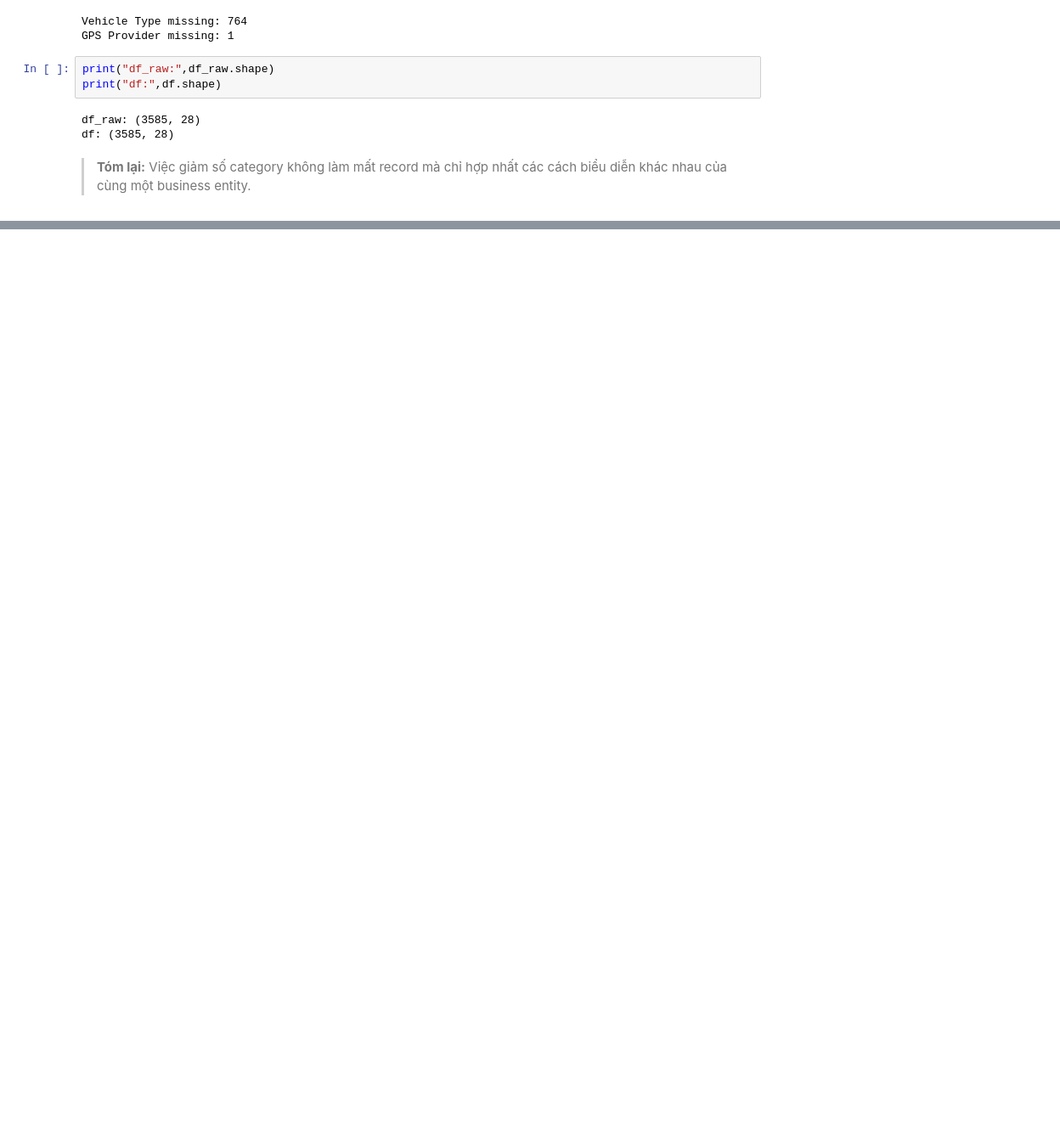
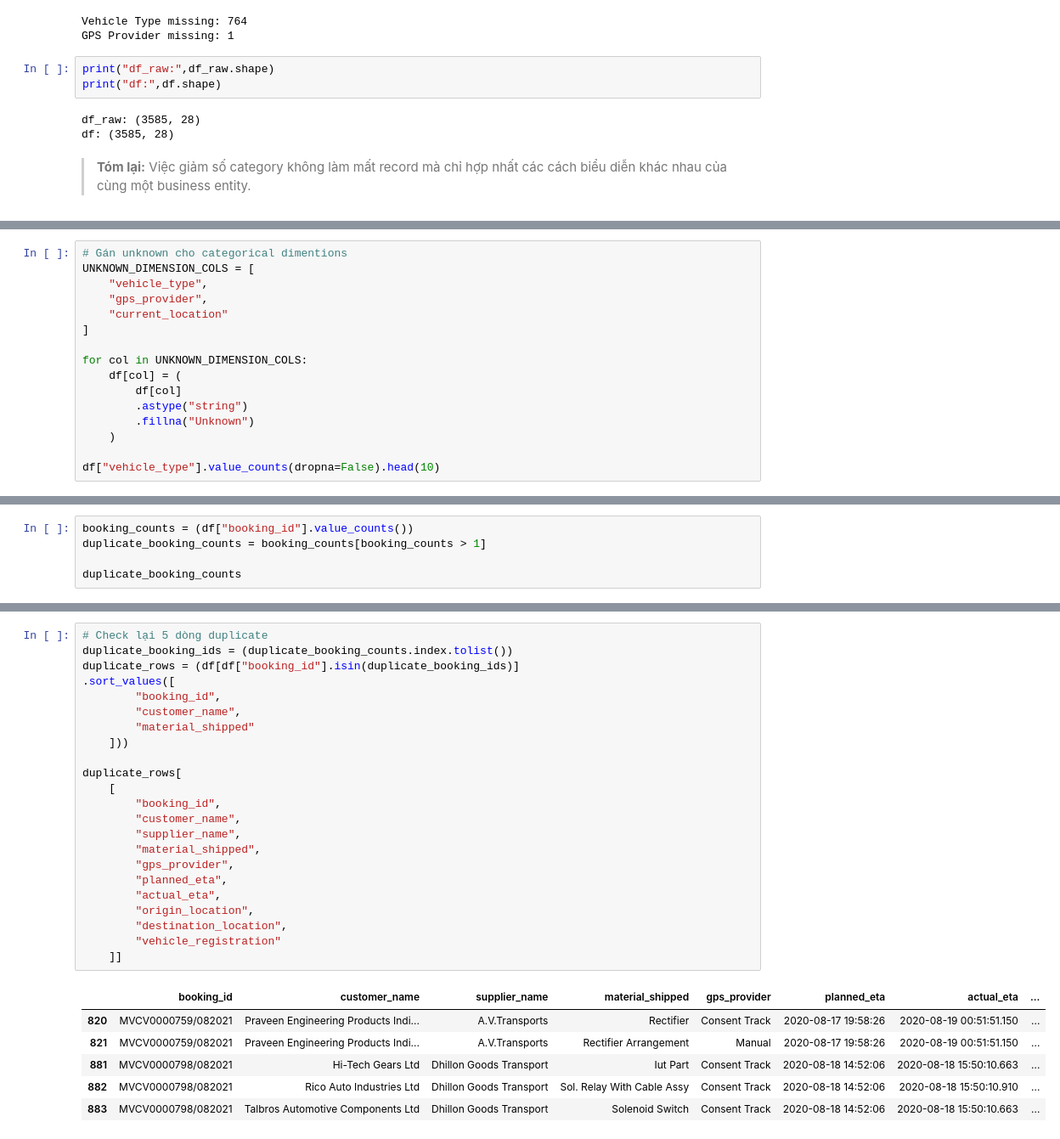
Before and after one commit to ChiBao-v/logistics-delivery-performance-analysis, a Jupyter notebook: python/EDA.ipynb, the cells around one changed output, grey strips where cells are left out. Shown at 85% size. Drawn from its saved outputs; the diff is of its cells as text; blank space fills up the shorter version.

```diff
--- a/python/EDA.ipynb
+++ b/python/EDA.ipynb
@@ -1337,0 +1501,16 @@ Khớp 3559/3560 dòng có ETA hợp lệ (100.0%)
+# %%
+# Gán unknown cho categorical dimentions
+UNKNOWN_DIMENSION_COLS = [
+    "vehicle_type",
+    "gps_provider",
+    "current_location"
+]
+
+for col in UNKNOWN_DIMENSION_COLS:
+    df[col] = (
+        df[col]
+        .astype("string")
+        .fillna("Unknown")
+    )
+
+df["vehicle_type"].value_counts(dropna=False).head(10)
@@ -1337,0 +1577,5 @@ Khớp 3559/3560 dòng có ETA hợp lệ (100.0%)
+# %%
+booking_counts = (df["booking_id"].value_counts())
+duplicate_booking_counts = booking_counts[booking_counts > 1]
+
+duplicate_booking_counts
@@ -1337,0 +1597,30 @@ Khớp 3559/3560 dòng có ETA hợp lệ (100.0%)
+# %%
+# Check lại 5 dòng duplicate
+duplicate_booking_ids = (duplicate_booking_counts.index.tolist())
+duplicate_rows = (df[df["booking_id"].isin(duplicate_booking_ids)]
+.sort_values([
+        "booking_id",
+        "customer_name",
+        "material_shipped"
+    ]))
+
+duplicate_rows[
+    [
+        "booking_id",
+        "customer_name",
+        "supplier_name",
+        "material_shipped",
+        "gps_provider",
+        "planned_eta",
+        "actual_eta",
+        "origin_location",
+        "destination_location",
+        "vehicle_registration"
+    ]]
+# %% [output]
+|  | booking_id | customer_name | supplier_name | material_shipped | gps_provider | planned_eta | actual_eta | ... |
+| 820 | MVCV0000759/082021 | Praveen Engineering Products Indi... | A.V.Transports | Rectifier | Consent Track | 2020-08-17 19:58:26 | 2020-08-19 00:51:51.150 | ... |
+| 821 | MVCV0000759/082021 | Praveen Engineering Products Indi... | A.V.Transports | Rectifier Arrangement | Manual | 2020-08-17 19:58:26 | 2020-08-19 00:51:51.150 | ... |
+| 881 | MVCV0000798/082021 | Hi-Tech Gears Ltd | Dhillon Goods Transport | Iut Part | Consent Track | 2020-08-18 14:52:06 | 2020-08-18 15:50:10.663 | ... |
+| 882 | MVCV0000798/082021 | Rico Auto Industries Ltd | Dhillon Goods Transport | Sol. Relay With Cable Assy | Consent Track | 2020-08-18 14:52:06 | 2020-08-18 15:50:10.910 | ... |
+| 883 | MVCV0000798/082021 | Talbros Automotive Components Ltd | Dhillon Goods Transport | Solenoid Switch | Consent Track | 2020-08-18 14:52:06 | 2020-08-18 15:50:10.663 | ... |
```
Also changed, not shown: parts of 68 cells of this notebook.
